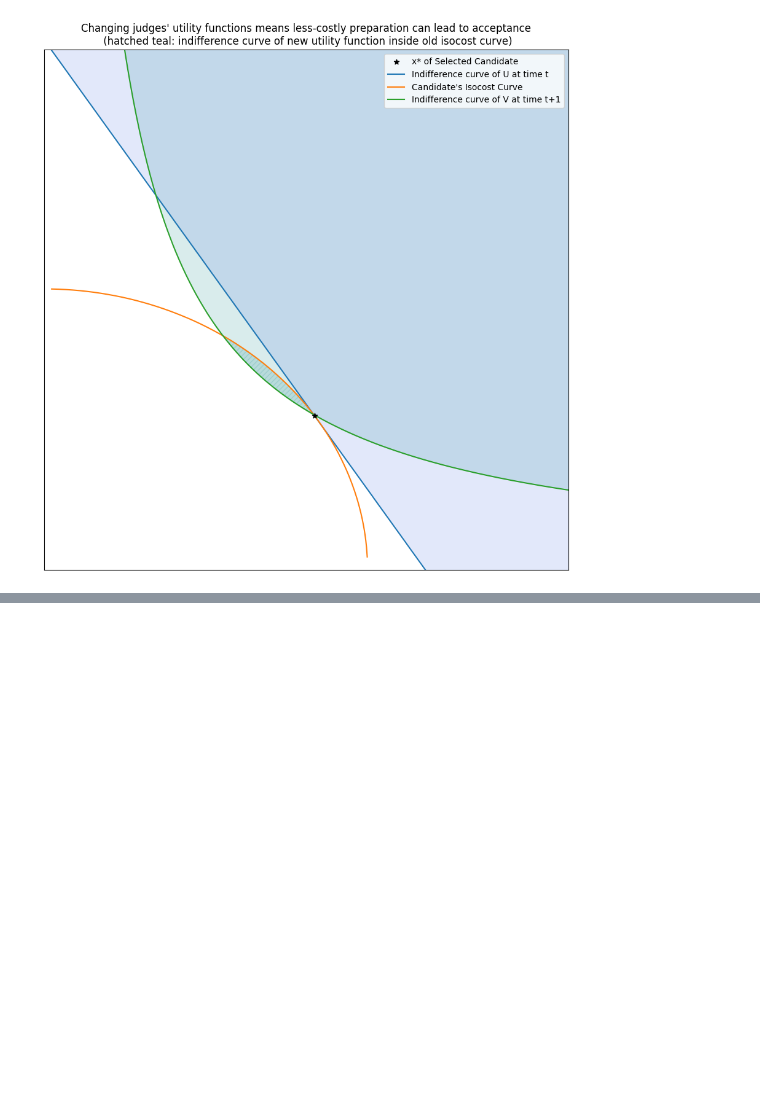
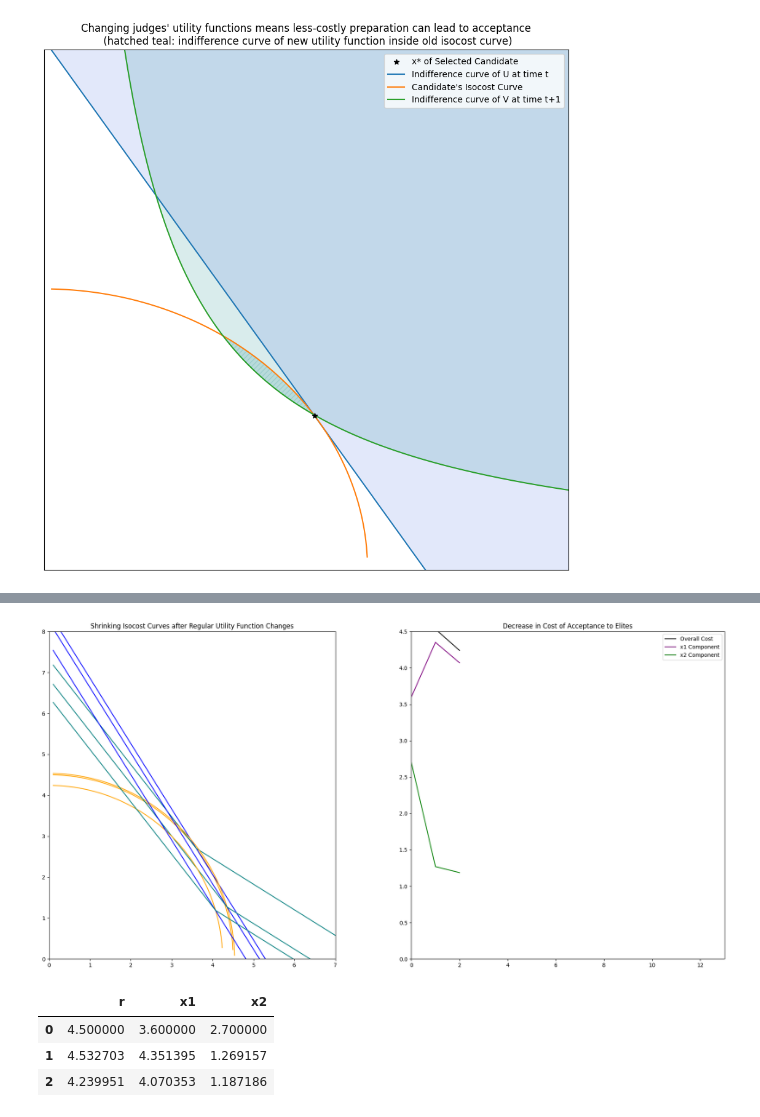
Before and after one commit to amatrhr/gitmisc, a Jupyter notebook: sobel_widgets.ipynb, the cells around one changed output, grey strips where cells are left out. Saved outputs shown, nothing was run; the diff lists cells and outputs as text; code cells hidden in the pictures; blank space fills up the shorter version.

```diff
--- a/sobel_widgets.ipynb
+++ b/sobel_widgets.ipynb
@@ -353,0 +352,8 @@ ValueError: <function weirdline at 0x...> cannot be transformed to a widget
+# %%
+dynamic_plot(utefunc=tangents, n_iter=3)
+# %% [output]
+[figure, added]
+|  | r | x1 | x2 |
+| 0 | 4.500000 | 3.600000 | 2.700000 |
+| 1 | 4.532703 | 4.351395 | 1.269157 |
+| 2 | 4.239951 | 4.070353 | 1.187186 |
```
Also changed, not shown: parts of 10 cells of this notebook.
